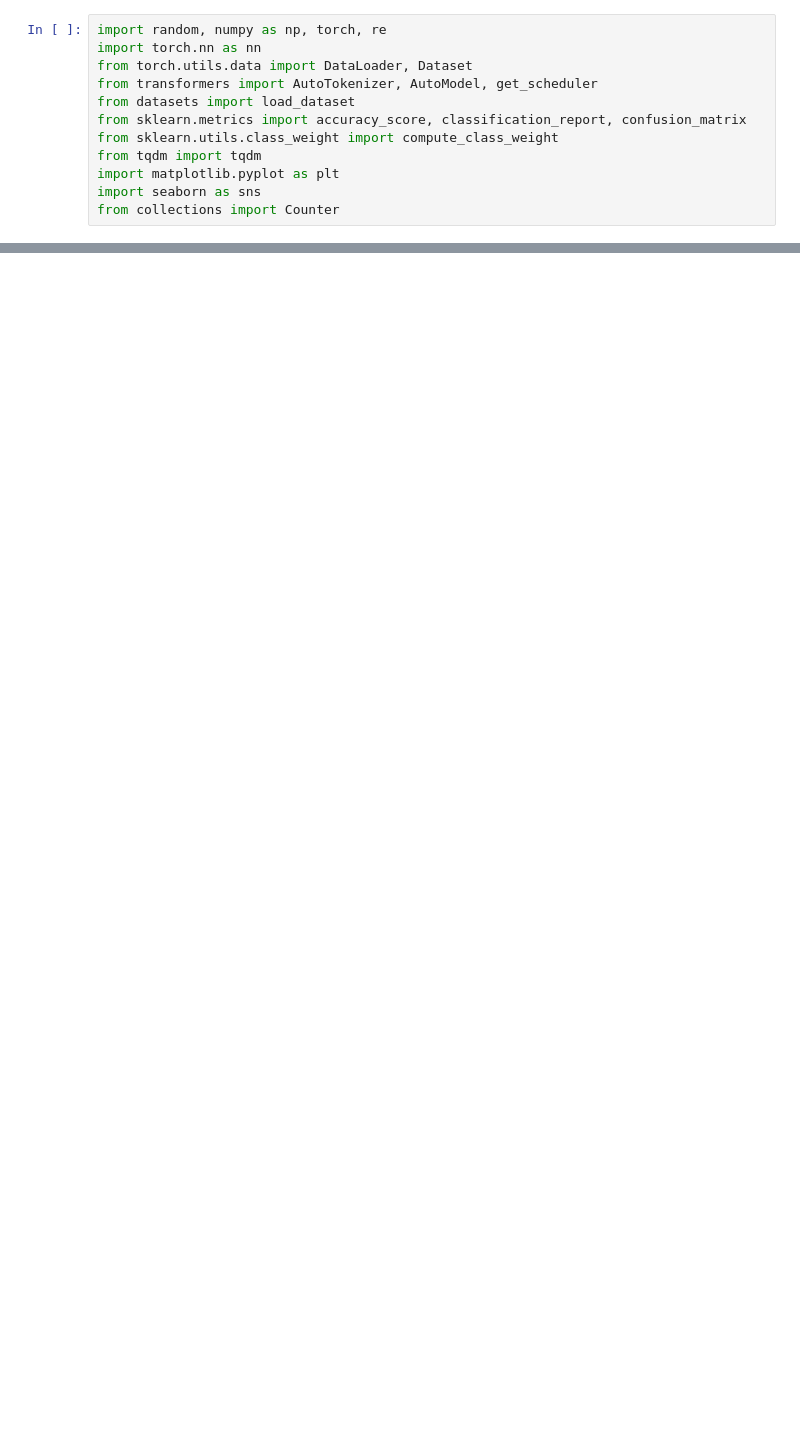
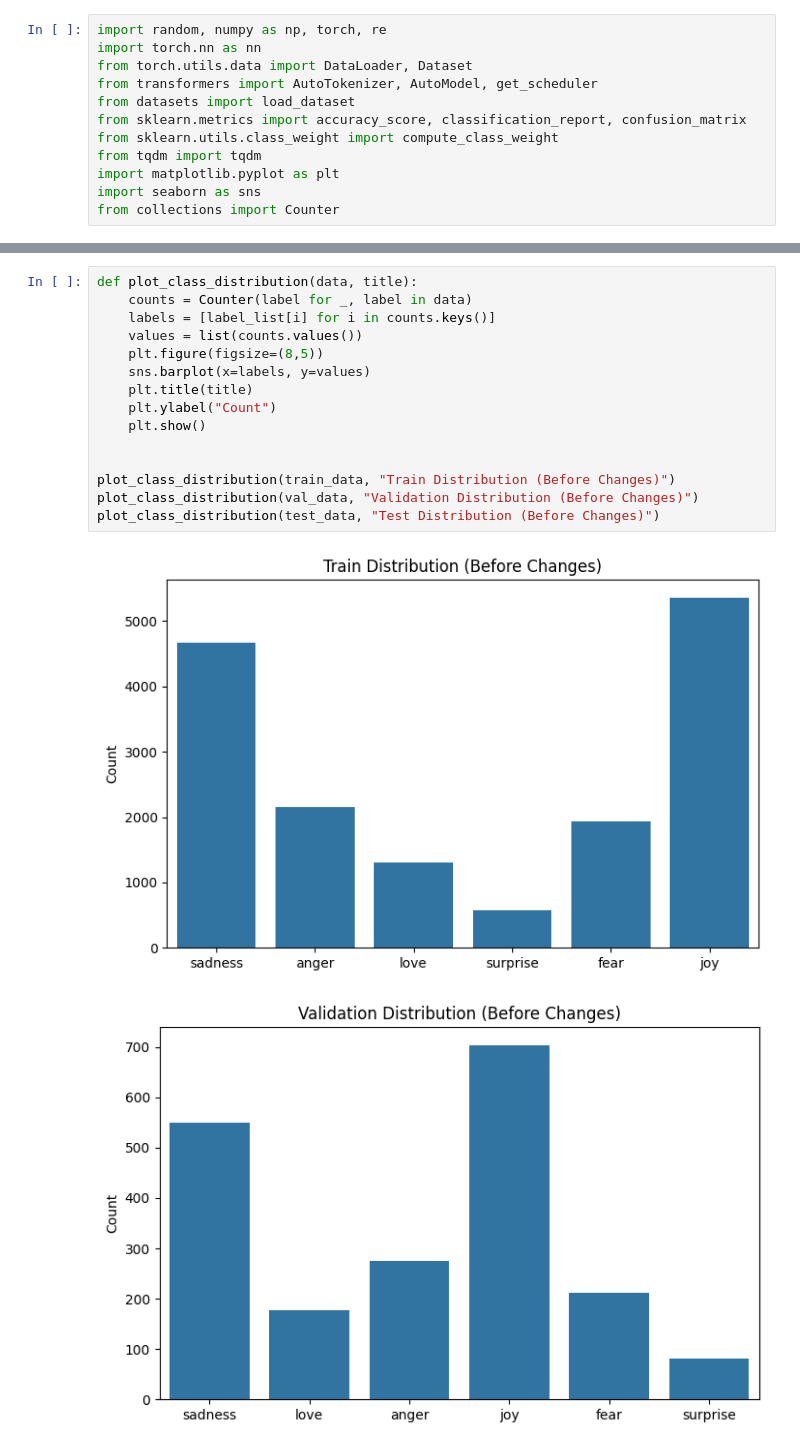
Before and after one commit to Navneeth-Krishna/Optimizing-Deep-Learning-Models-for-Text-Based-Emotion-Detection, a Jupyter notebook: Main.ipynb, the cells around one changed output, grey strips where cells are left out. Cells and saved outputs as stored; diff of their text form; blank space fills up the shorter version.

```diff
--- a/Main.ipynb
+++ b/Main.ipynb
@@ -334,0 +80,18 @@ weighted avg       0.96      0.96      0.96       396
+# %%
+def plot_class_distribution(data, title):
+    counts = Counter(label for _, label in data)
+    labels = [label_list[i] for i in counts.keys()]
+    values = list(counts.values())
+    plt.figure(figsize=(8,5))
+    sns.barplot(x=labels, y=values)
+    plt.title(title)
+    plt.ylabel("Count")
+    plt.show()
+
+
+plot_class_distribution(train_data, "Train Distribution (Before Changes)")
+plot_class_distribution(val_data, "Validation Distribution (Before Changes)")
+plot_class_distribution(test_data, "Test Distribution (Before Changes)")
+# %% [output]
+[figure, added]
+[figure, added]
```
Also changed, not shown: parts of 42 cells of this notebook, 5 other files.
